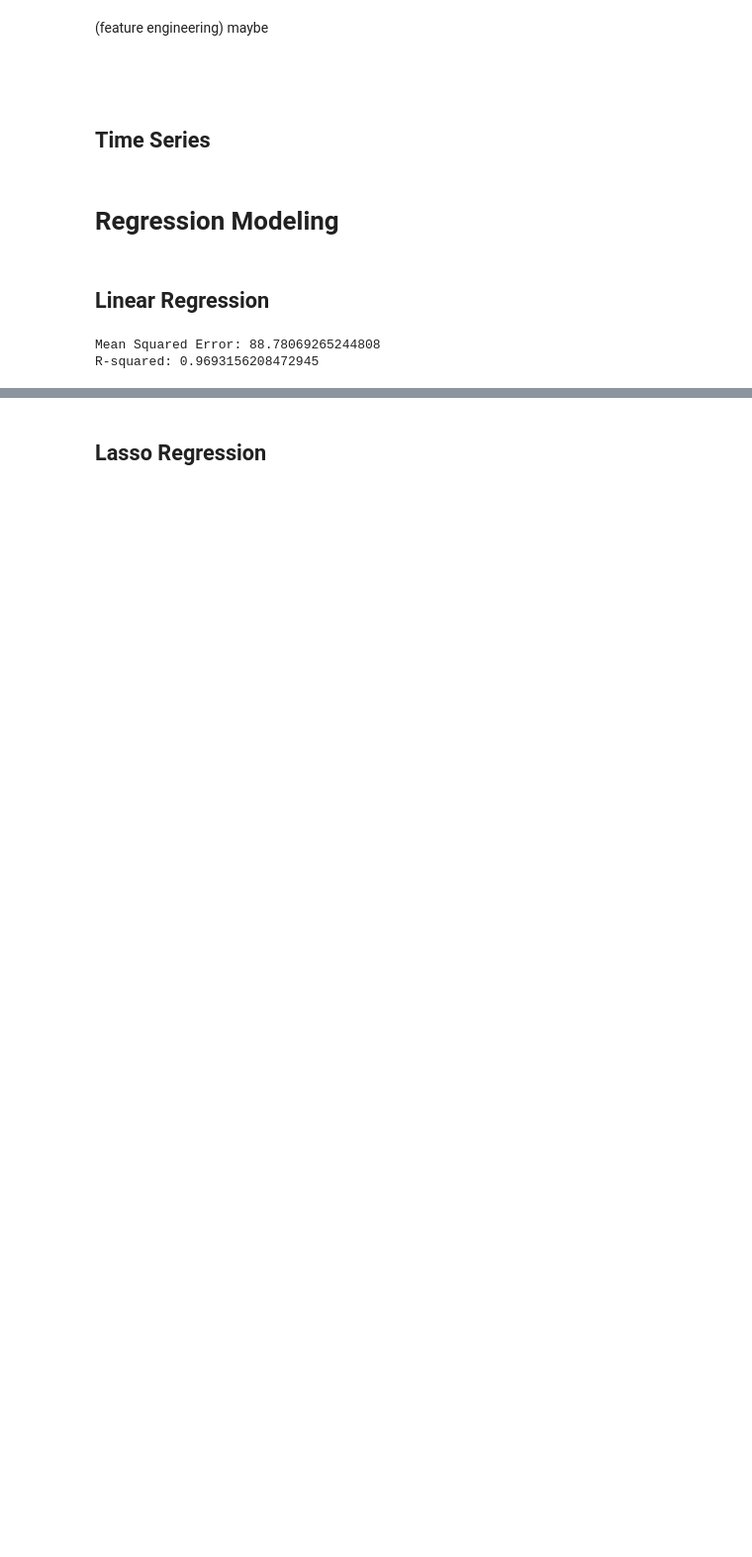
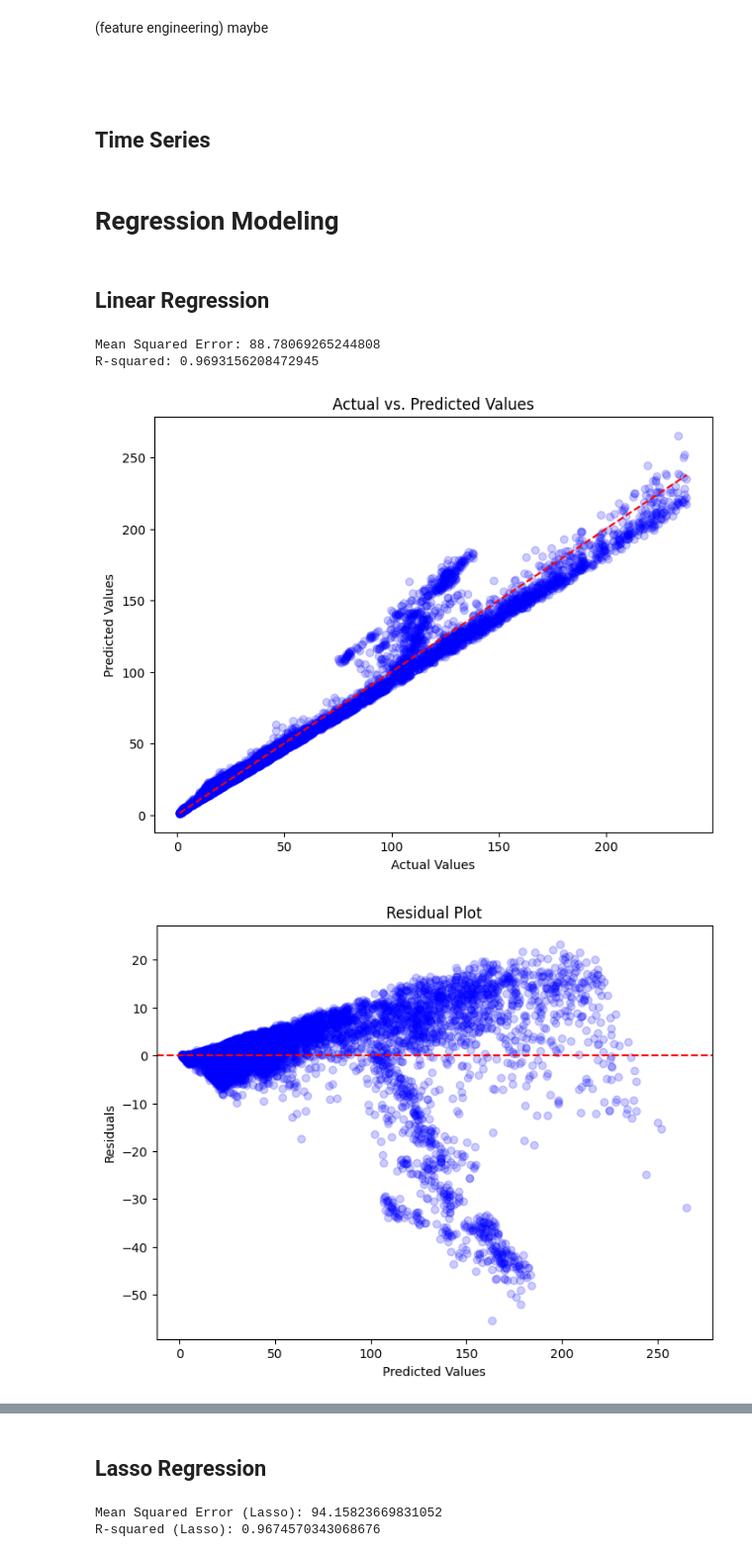
Before and after one commit to shakir-flash/Big-Tech-Stock-Price-Prediction, a Jupyter notebook: Big Tech Stock Prediction.ipynb, the cells around one changed output, grey strips where cells are left out. Shown at 99% size. Cells and saved outputs as stored; diff of their text form; code cells hidden in the pictures; blank space fills up the shorter version.

Commit message:
Lasso regression implementation

```diff
--- a/Big Tech Stock Prediction.ipynb
+++ b/Big Tech Stock Prediction.ipynb
@@ -301,3 +302,35 @@ print("R-squared:", r2)
 # %% [output]
 Mean Squared Error: 88.78069265244808
 R-squared: 0.9693156208472945
+# %%
+# Scatter plot of predicted vs. actual values
+plt.figure(figsize=(8, 6))
+plt.scatter(y_test, y_pred, color='blue', alpha=0.2)
+plt.plot([y_test.min(), y_test.max()], [y_test.min(), y_test.max()], linestyle='--', color='red')
+plt.xlabel('Actual Values')
+plt.ylabel('Predicted Values')
+plt.title('Actual vs. Predicted Values')
+plt.show()
+
+# Calculate residuals
+residuals = y_test - y_pred
+
+# Residual plot
+plt.figure(figsize=(8, 6))
+plt.scatter(y_pred, residuals, color='blue', alpha=0.2)
+plt.axhline(y=0, color='red', linestyle='--')
+plt.xlabel('Predicted Values')
+plt.ylabel('Residuals')
+plt.title('Residual Plot')
+plt.show()
+
+# Distribution of residuals
+plt.figure(figsize=(8, 6))
+sns.histplot(residuals, kde=True, color='blue', alpha=0.2)
+plt.xlabel('Residuals')
+plt.ylabel('Frequency')
+plt.title('Distribution of Residuals')
+plt.show()
+# %% [output]
+[figure, added]
+[figure, added]
@@ -304,2 +338,21 @@ R-squared: 0.9693156208472945
 # %% [markdown]
 ## Lasso Regression
+# %%
+# Create a Lasso regression model
+lasso_model = Lasso(alpha=0.1)  # Set the regularization strength
+
+# Fit the model on the training data
+lasso_model.fit(X_train, y_train)
+
+# Make predictions on the testing data
+y_pred_lasso = lasso_model.predict(X_test)
+
+# Evaluate the model
+mse_lasso = mean_squared_error(y_test, y_pred_lasso)
+r2_lasso = r2_score(y_test, y_pred_lasso)
+
+print("Mean Squared Error (Lasso):", mse_lasso)
+print("R-squared (Lasso):", r2_lasso)
+# %% [output]
+Mean Squared Error (Lasso): 94.15823669831052
+R-squared (Lasso): 0.9674570343068676
```
Also changed, not shown: parts of 5 cells of this notebook.
